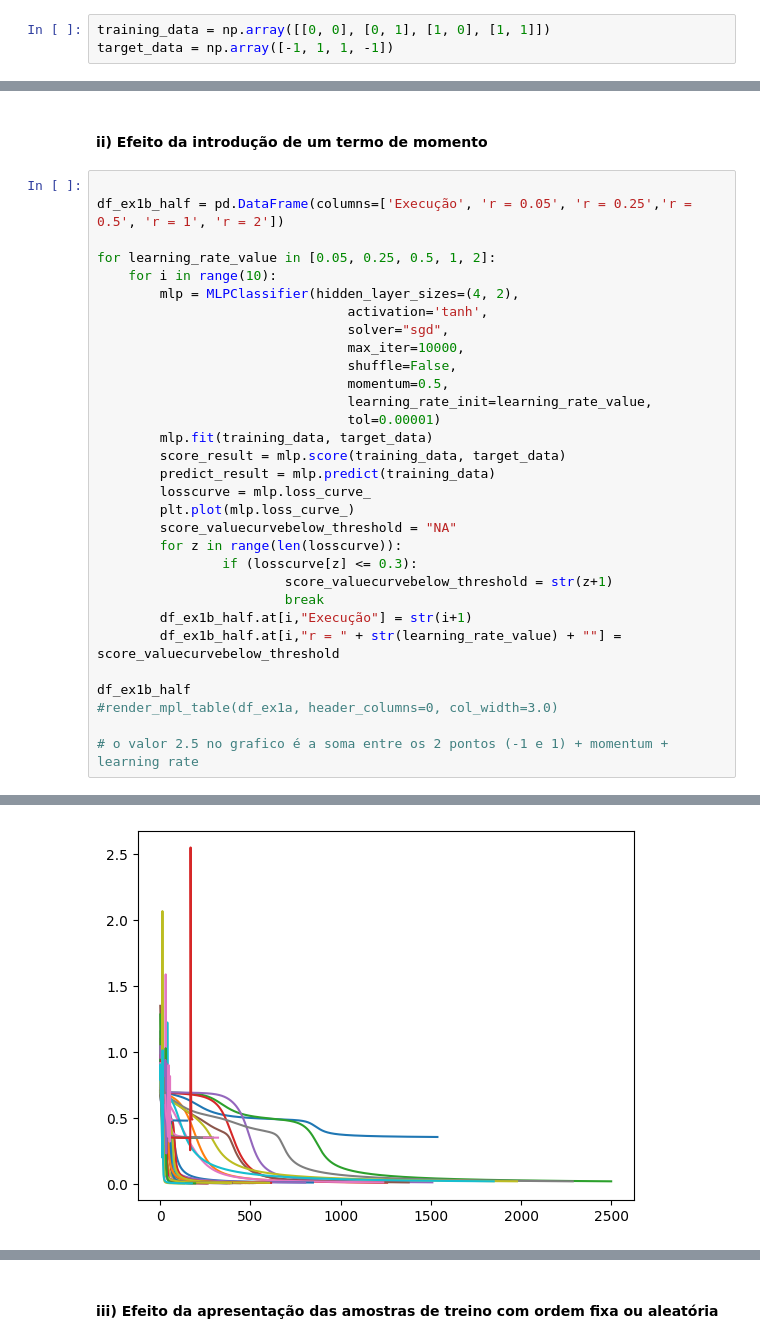
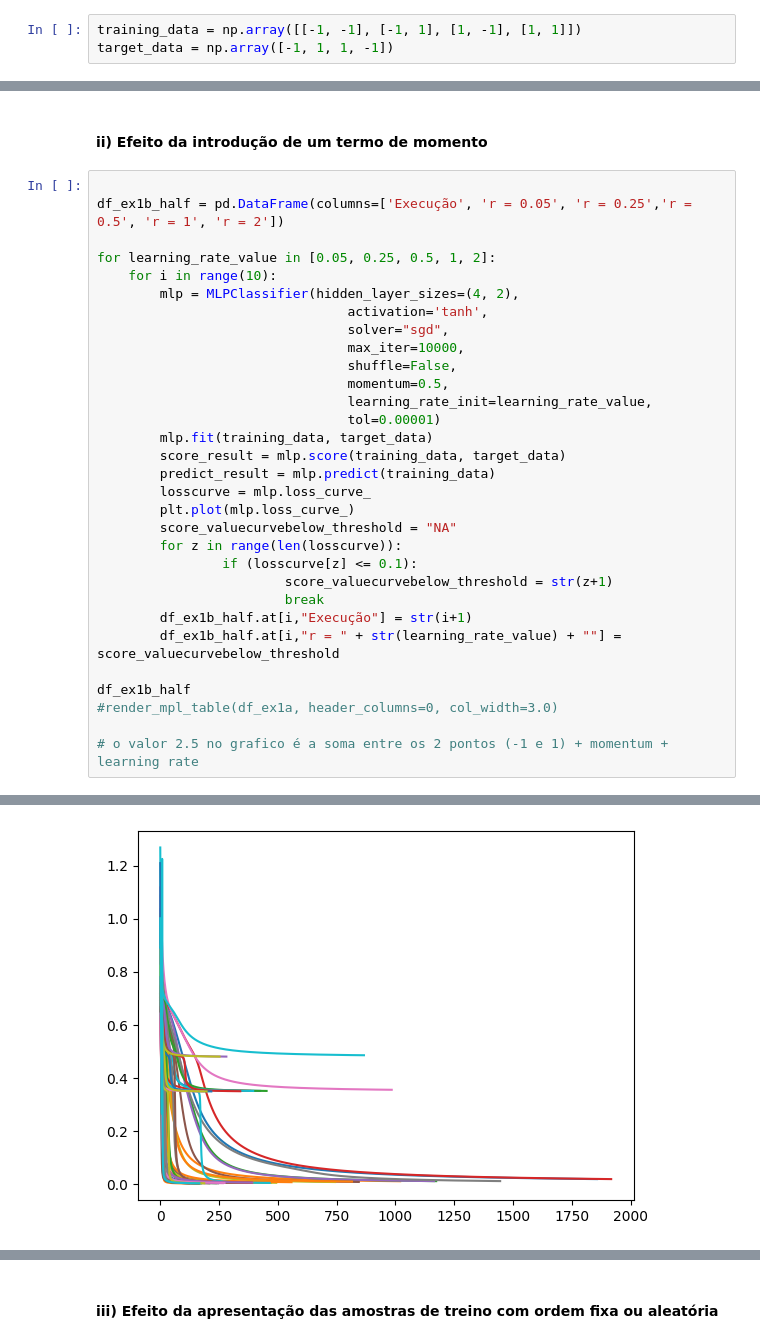
Before and after one commit to souocare/iasc_course_ai, a Jupyter notebook: Part 1/parte1.ipynb, the cells around one changed output, grey strips where cells are left out. Drawn from its saved outputs; the diff is of its cells as text.

Commit message:
I clrearly made a mistake on part 1 that i inserted wrongly training data. Now fixed.

```diff
--- a/Part 1/parte1.ipynb
+++ b/Part 1/parte1.ipynb
@@ -34,7 +34,7 @@ import six
 # %% [markdown]
 Dados de treino e target:
 # %%
-training_data = np.array([[0, 0], [0, 1], [1, 0], [1, 1]])
+training_data = np.array([[-1, -1], [-1, 1], [1, -1], [1, 1]])
 target_data = np.array([-1, 1, 1, -1])
 # %% [markdown]
 #### i) Efeito da taxa de aprendizagem
@@ -147,7 +147,7 @@ for learning_rate_value in [0.05, 0.25, 0.5, 1, 2]:
         plt.plot(mlp.loss_curve_)
         score_valuecurvebelow_threshold = "NA"
         for z in range(len(losscurve)):
-                if (losscurve[z] <= 0.3):
+                if (losscurve[z] <= 0.1):
                         score_valuecurvebelow_threshold = str(z+1)
                         break
         df_ex1b_half.at[i,"Execução"] = str(i+1)
@@ -172,4 +172,4 @@ df_ex1b_half
-[figure, old version]
+[figure, new version]
 # %%
 
 df_ex1b_all = pd.DataFrame(columns=['Execução', 'r = 0.05', 'r = 0.25','r = 0.5', 'r = 1', 'r = 2'])
```
Also changed, not shown: parts of 8 cells of this notebook, 9 other files.
